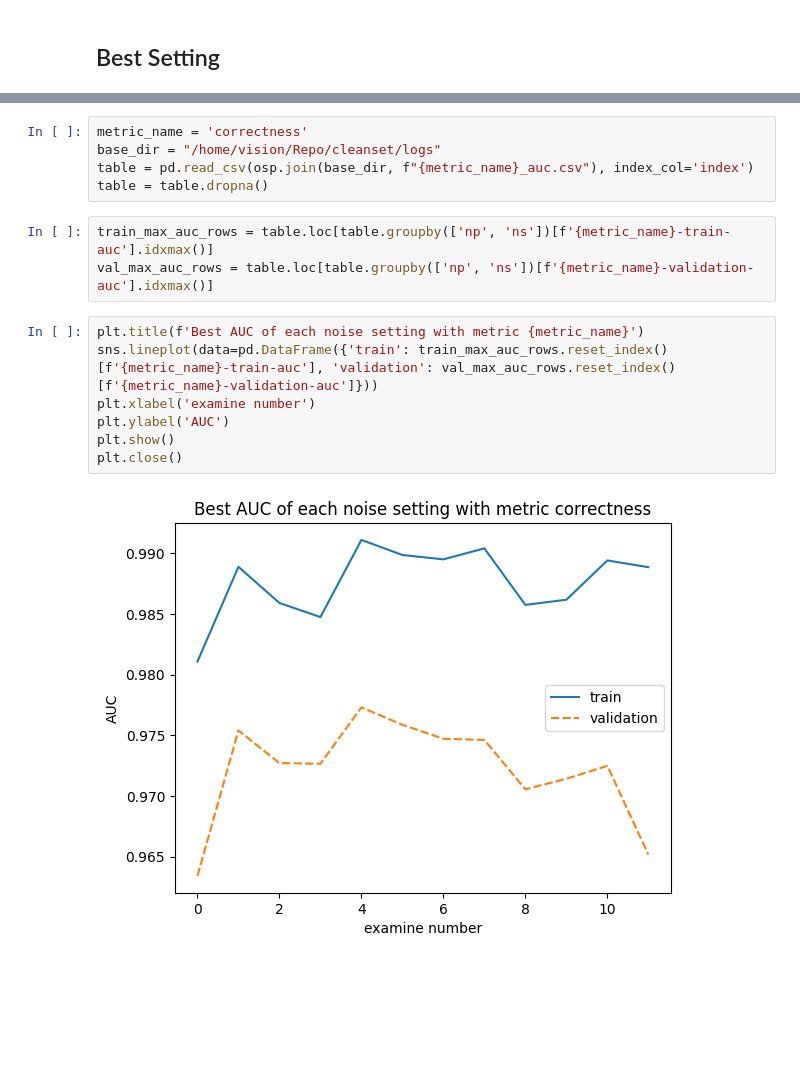
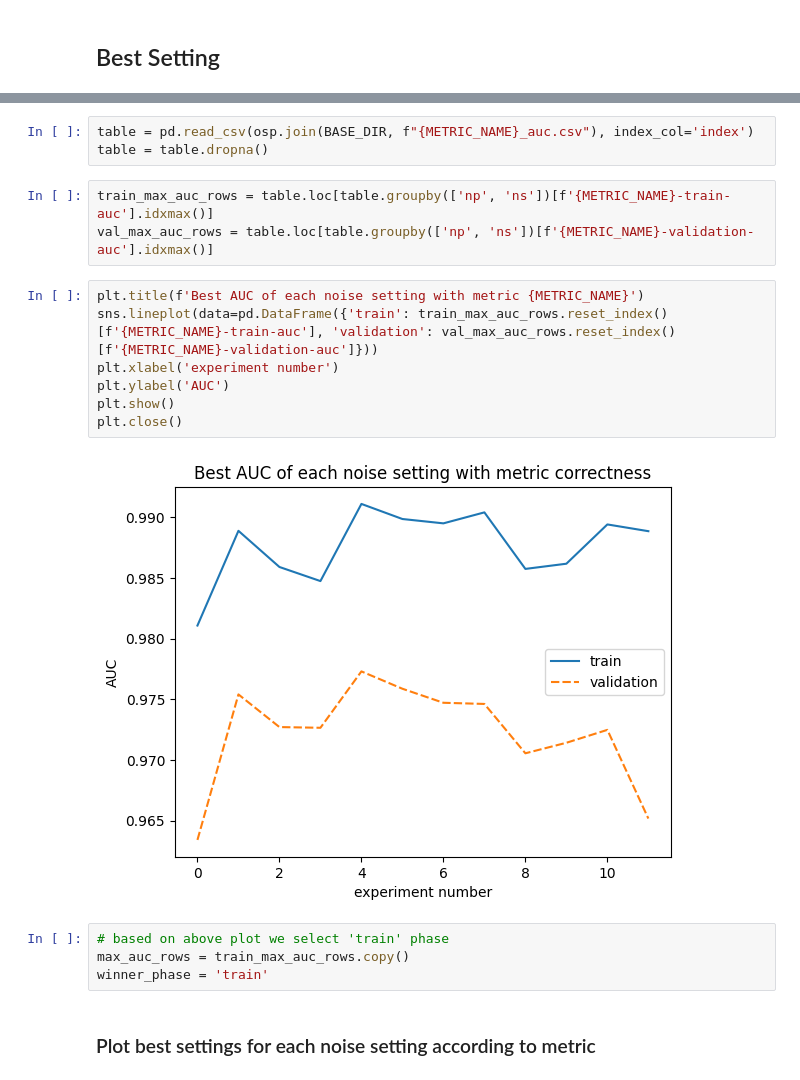
Before and after one commit to mj-haghighi/Anomaly-Detection, a Jupyter notebook: 3.correctness.ipynb, the cells around one changed output, grey strips where cells are left out. Drawn from its saved outputs; the diff is of its cells as text; blank space fills up the shorter version.

```diff
--- a/3.correctness.ipynb
+++ b/3.correctness.ipynb
@@ -170,20 +155,24 @@ from plottable.formatters import decimal_to_percent
 # %%
-metric_name = 'correctness'
-base_dir = "/home/vision/Repo/cleanset/logs"
-table = pd.read_csv(osp.join(base_dir, f"{metric_name}_auc.csv"), index_col='index')
+table = pd.read_csv(osp.join(BASE_DIR, f"{METRIC_NAME}_auc.csv"), index_col='index')
 table = table.dropna()
 # %%
-train_max_auc_rows = table.loc[table.groupby(['np', 'ns'])[f'{metric_name}-train-auc'].idxmax()]
-val_max_auc_rows = table.loc[table.groupby(['np', 'ns'])[f'{metric_name}-validation-auc'].idxmax()]
+train_max_auc_rows = table.loc[table.groupby(['np', 'ns'])[f'{METRIC_NAME}-train-auc'].idxmax()]
+val_max_auc_rows = table.loc[table.groupby(['np', 'ns'])[f'{METRIC_NAME}-validation-auc'].idxmax()]
 # %%
-plt.title(f'Best AUC of each noise setting with metric {metric_name}')
-sns.lineplot(data=pd.DataFrame({'train': train_max_auc_rows.reset_index()[f'{metric_name}-train-auc'], 'validation': val_max_auc_rows.reset_index()[f'{metric_name}-validation-auc']}))
-plt.xlabel('examine number')
+plt.title(f'Best AUC of each noise setting with metric {METRIC_NAME}')
+sns.lineplot(data=pd.DataFrame({'train': train_max_auc_rows.reset_index()[f'{METRIC_NAME}-train-auc'], 'validation': val_max_auc_rows.reset_index()[f'{METRIC_NAME}-validation-auc']}))
+plt.xlabel('experiment number')
 plt.ylabel('AUC')
 plt.show()
 plt.close()
 # %% [output]
-[figure, old version]
+[figure, new version]
+# %%
+# based on above plot we select 'train' phase
+max_auc_rows = train_max_auc_rows.copy()
+winner_phase = 'train'
+# %% [markdown]
+### Plot best settings for each noise setting according to metric
 # %%
 # Init a figure
 fig, ax = plt.subplots(figsize=(20, 8))
```
Also changed, not shown: parts of 13 cells of this notebook.
